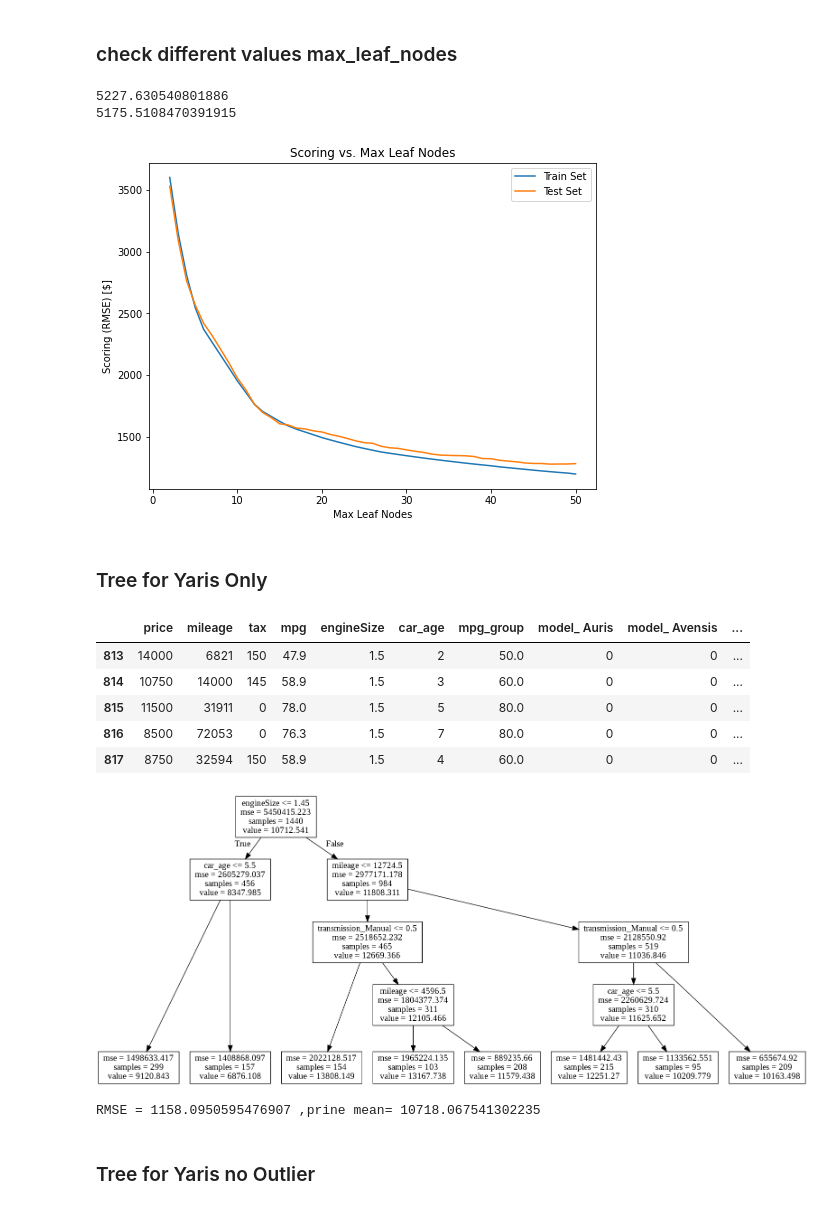
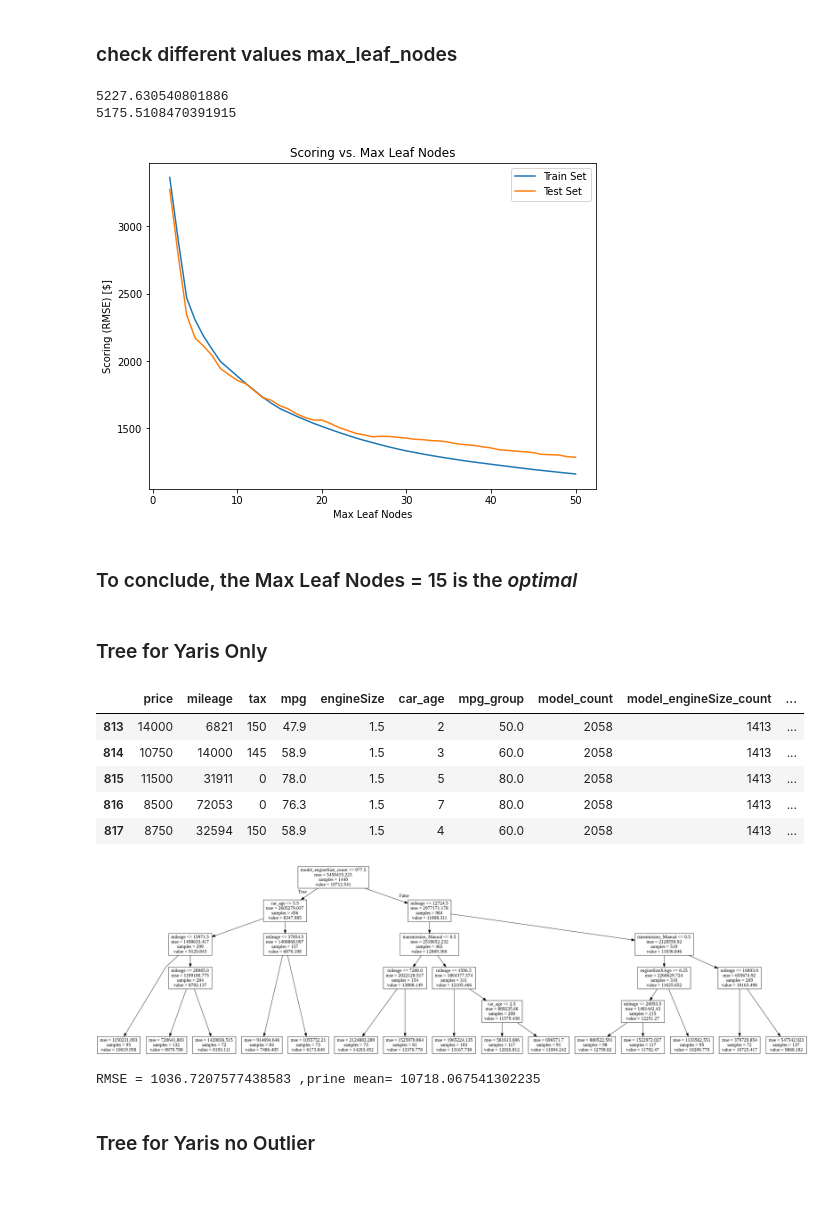
Before and after one commit to Raanank10/UK_Used_Car_Data, a Jupyter notebook: 100000_UK_Used_Car_Data_set_regression_project_.ipynb, the cells around one changed output. Cells and saved outputs as stored; diff of their text form; code cells hidden in the pictures.

```diff
--- a/100000_UK_Used_Car_Data_set_regression_project_.ipynb
+++ b/100000_UK_Used_Car_Data_set_regression_project_.ipynb
@@ -1181,0 +1196,10 @@ Name: price, dtype: int64
+# %%
+unique_Toyota['model_count'] = unique_Toyota.groupby(['model'])['model'].transform('count') #.head(50)
+unique_Toyota['model_engineSize_count'] = unique_Toyota.groupby(['model','engineSize'])['model'].transform('count') #.head(50)
+unique_Toyota['model_engineSize_percent'] = (unique_Toyota["model_engineSize_count"] / unique_Toyota["model_count"]).round(1)*100
+
+print(unique_Toyota.columns)
+unique_Toyota.drop(['model_engineSize_count','model_count'], axis=1)
+print(unique_Toyota.columns)
+
+unique_Toyota.sample(50)
@@ -1181,0 +1232,3 @@ Name: price, dtype: int64
+# %%
+dummies_Toyota = pd.get_dummies(data = unique_Toyota,columns=["model","transmission","fuelType","car_group"])
+dummies_Toyota.head()
@@ -1181,0 +1272,3 @@ Name: price, dtype: int64
+# %%
+dummies_Toyota['engineSizeXAge'] = dummies_Toyota['engineSize'] * dummies_Toyota['car_age'] #* dummies_Toyota['model_engineSize_percent']
+dummies_Toyota
@@ -1307,43 +1447,45 @@ print(np.sqrt(np.mean(np.square(yTest - np.mean(yTrain)))))
 # %% [output]
 5227.630540801886
 5175.5108470391915
-[figure, old version]
+[figure, new version]
+# %% [markdown]
+### To conclude, the Max Leaf Nodes = 15 is the *optimal*
 # %% [markdown]
 ### Tree for Yaris Only
 # %%
 model_Yaris = dummies_Toyota.loc[dummies_Toyota['model_ Yaris'] == 1]
 model_Yaris.head()
 # %% [output]
-|  | price | mileage | tax | mpg | engineSize | car_age | mpg_group | model_ Auris | model_ Avensis | ... |
-| 813 | 14000 | 6821 | 150 | 47.9 | 1.5 | 2 | 50.0 | 0 | 0 | ... |
-| 814 | 10750 | 14000 | 145 | 58.9 | 1.5 | 3 | 60.0 | 0 | 0 | ... |
-| 815 | 11500 | 31911 | 0 | 78.0 | 1.5 | 5 | 80.0 | 0 | 0 | ... |
-| 816 | 8500 | 72053 | 0 | 76.3 | 1.5 | 7 | 80.0 | 0 | 0 | ... |
-| 817 | 8750 | 32594 | 150 | 58.9 | 1.5 | 4 | 60.0 | 0 | 0 | ... |
+|  | price | mileage | tax | mpg | engineSize | car_age | mpg_group | model_count | model_engineSize_count | ... |
+| 813 | 14000 | 6821 | 150 | 47.9 | 1.5 | 2 | 50.0 | 2058 | 1413 | ... |
+| 814 | 10750 | 14000 | 145 | 58.9 | 1.5 | 3 | 60.0 | 2058 | 1413 | ... |
+| 815 | 11500 | 31911 | 0 | 78.0 | 1.5 | 5 | 80.0 | 2058 | 1413 | ... |
+| 816 | 8500 | 72053 | 0 | 76.3 | 1.5 | 7 | 80.0 | 2058 | 1413 | ... |
+| 817 | 8750 | 32594 | 150 | 58.9 | 1.5 | 4 | 60.0 | 2058 | 1413 | ... |
 # %%
 X = model_Yaris.drop('price', axis=1)
 y = model_Yaris.price
 
 X_train, X_test, y_train, y_test = split(X, y, test_size=0.3, random_state=124124)
 
-tree_model = DecisionTreeRegressor(max_leaf_nodes=8, min_samples_leaf=0.05)
+tree_model = DecisionTreeRegressor(max_leaf_nodes=15, min_samples_leaf=0.05)
 tree_model.fit(X_train, y_train)
 
 y_train_pred = tree_model.predict(X_train)
 
 dot_data = StringIO()
 export_graphviz(tree_model, out_file=dot_data, feature_names=X_train.columns, leaves_parallel=True)
 graph = pydot.graph_from_dot_data(dot_data.getvalue())[0]
 Image(graph.create_png(), width=750)
 # %% [output]
-[figure, old version]
+[figure, new version]
 # %%
 y_train_pred = tree_model.predict(X_train)
 
 # people_rmse = np.sqrt(mean_squared_error(y, y_pred))
 print(f'RMSE = {mse(y_train, y_train_pred)**0.5} ,prine mean= {model_Yaris.price.mean()}')
 # %% [output]
-RMSE = 1158.0950595476907 ,prine mean= 10718.067541302235
+RMSE = 1036.7207577438583 ,prine mean= 10718.067541302235
 # %% [markdown]
 ### Tree for Yaris no Outlier
 # %%
```
Also changed, not shown: parts of 49 cells of this notebook.
